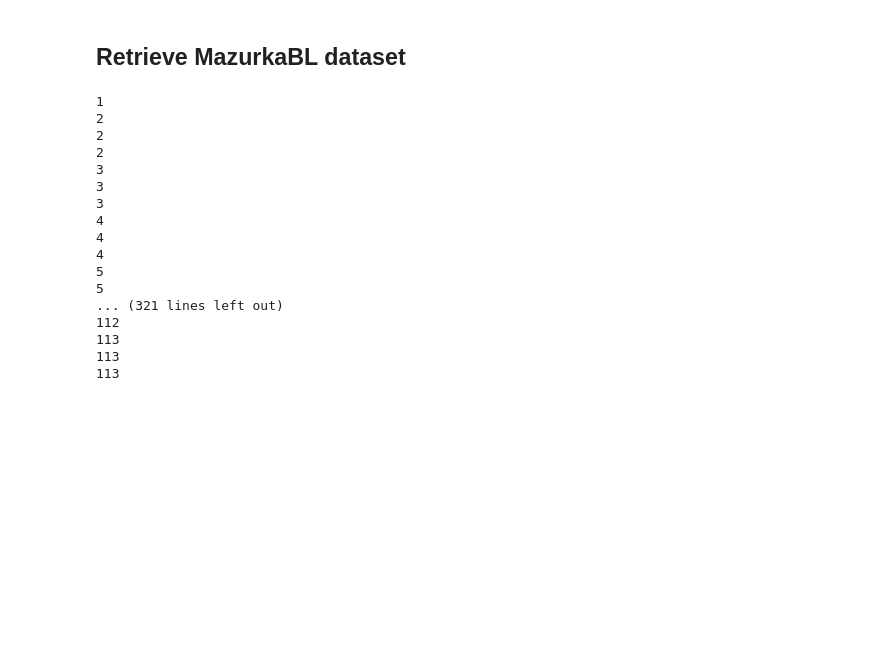
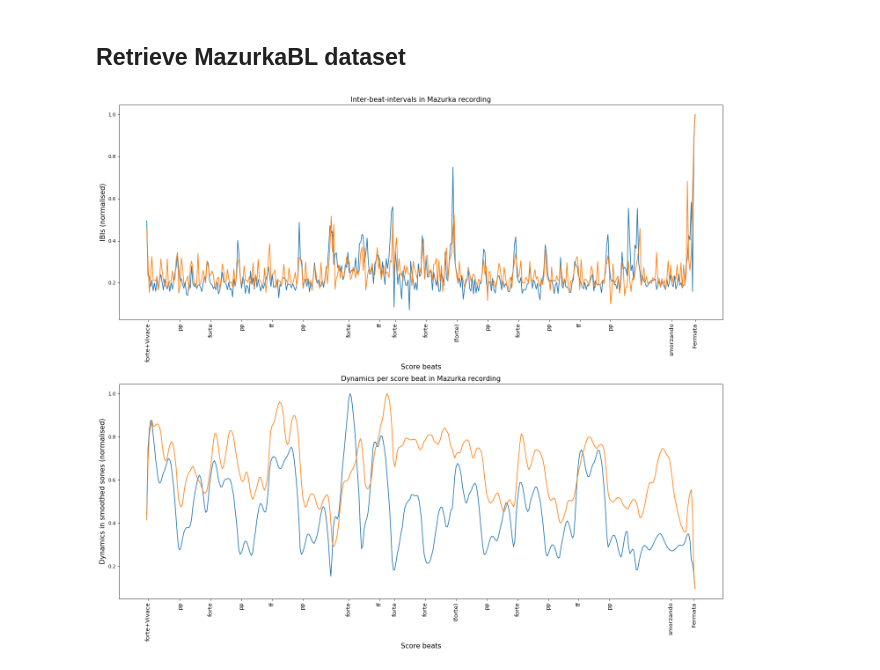
Before and after one commit to katkost/MazurkaBL, a Jupyter notebook: scripts/test2.ipynb, the cells around one changed output. Cells and saved outputs as stored; diff of their text form; code cells hidden in the pictures; blank space fills up the shorter version.

```diff
--- a/scripts/test2.ipynb
+++ b/scripts/test2.ipynb
@@ -15,45 +13,8 @@ ModuleNotFoundError: No module named 'pandas'
 # %% [markdown]
 ## Retrieve MazurkaBL dataset
-# %%
-beat_info = []
-
-file = pd.read_csv('../beat_time/M06-1beat_time.csv')
-
-with open('../beat_time/M06-1beat_time.csv', mode='r') as f:
-    csv_reader = csv.reader(f)
-
-    for row in csv_reader:
-        print (row[0])
-
-
-#     csv_reader = csv.reader( open(filename, 'rb')
-#     for row in csv_reader:
-#         print (row)
-# #         print (col)
-#         print ('------')
-
-
-
-#     content = list(row[0])
-#     print (content)
-
-
-# beat_info.append()
-# %% [output]
-1
-2
-2
-2
-3
-3
-3
-4
-4
-4
-5
-5
-... (321 lines left out)
-112
-113
-113
-113
+# %%
+files_beat = glob.glob('../beat_time/*.csv')
+files_dyn = glob.glob('../beat_dyn/*.csv')
+files_mark = glob.glob('../markings/*.csv')
+
+Mazurka_info = prepare_dataset(files_beat, files_dyn, files_mark)
@@ -59,0 +28,4 @@ with open('../beat_time/M06-1beat_time.csv', mode='r') as f:
+# %%
+plot_beat_dyn(Mazurka_info['M33-2'][3:5])
+# %% [output]
+[figure, added]
```
Also changed, not shown: parts of 3 cells of this notebook, 2 other files.
